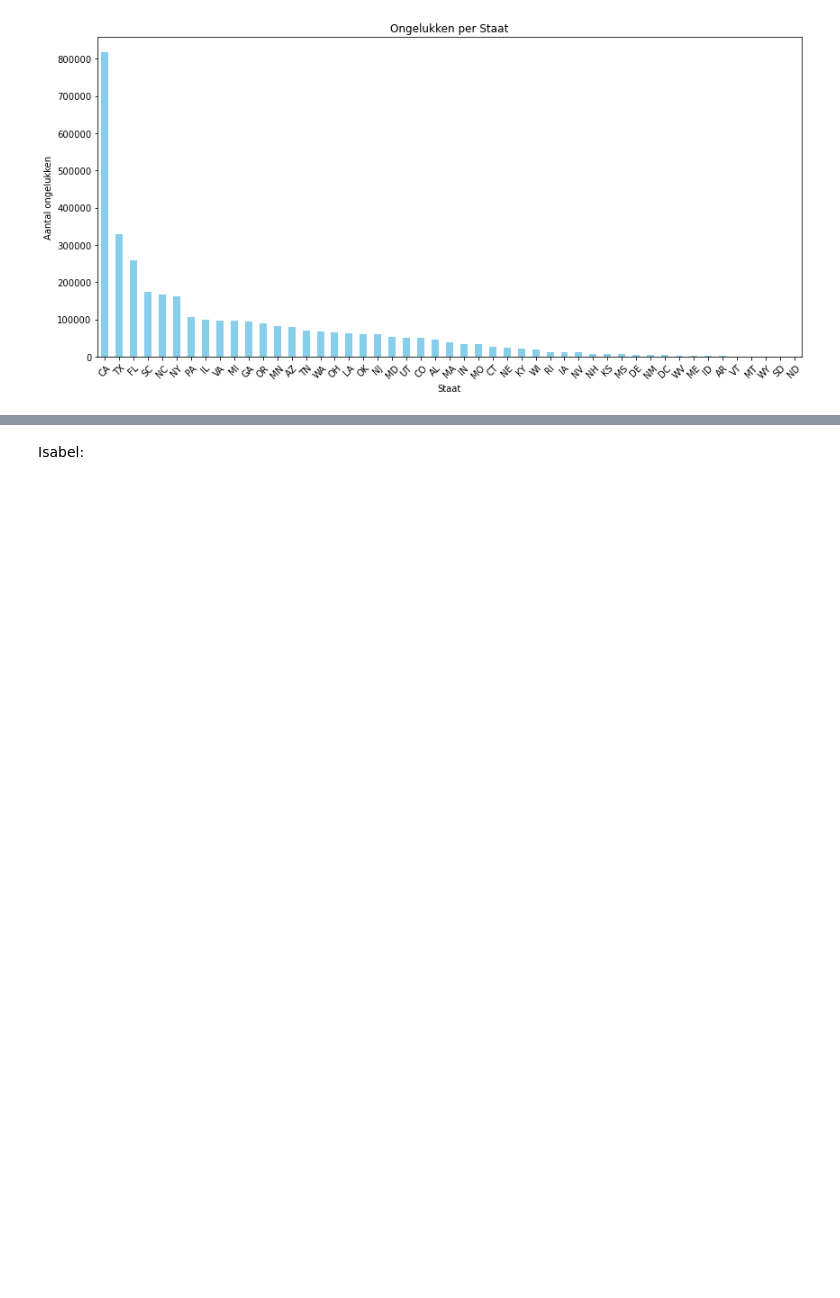
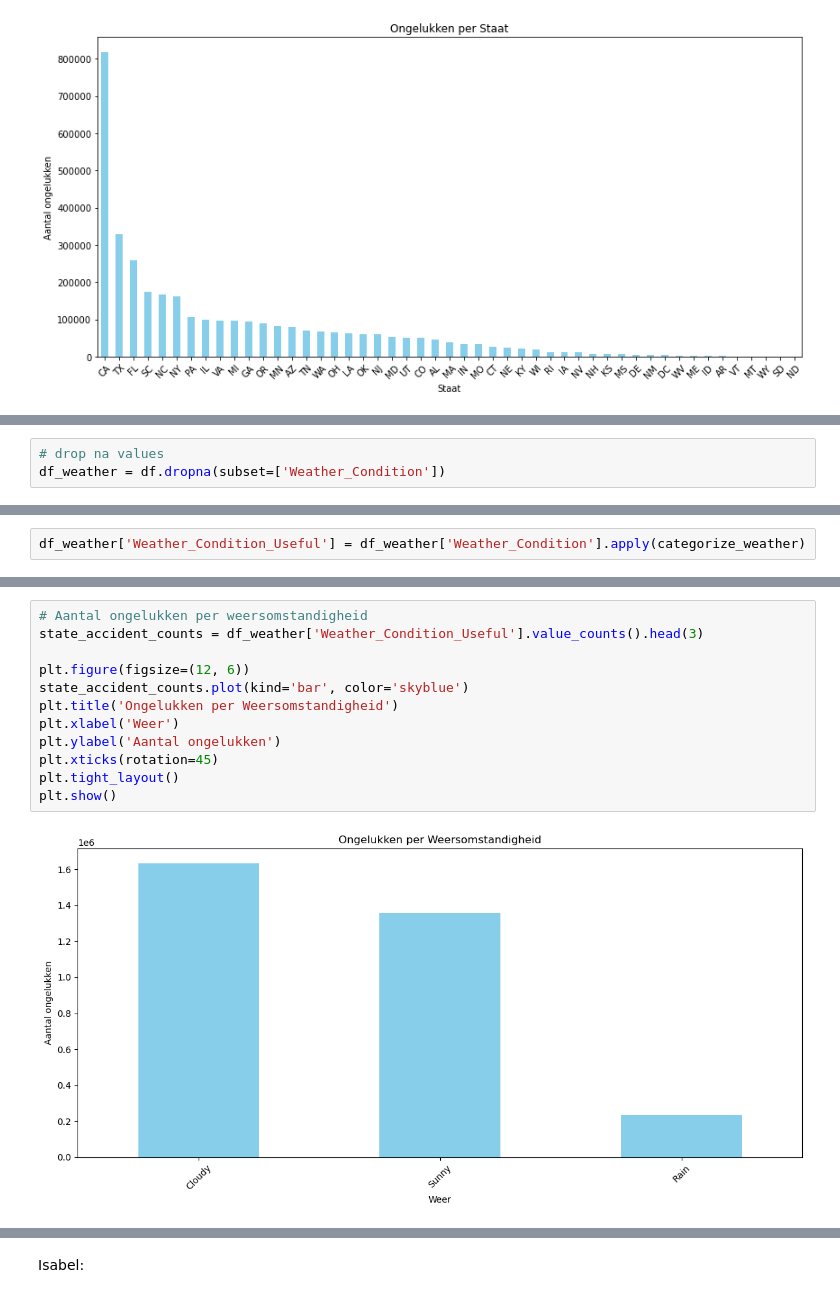
Before and after one commit to IsabelvanDam19/WT_Specialisatie, a Jupyter notebook: Beetje dingen enzo.ipynb, the cells around one changed output, grey strips where cells are left out. Saved outputs shown, nothing was run; the diff lists cells and outputs as text; blank space fills up the shorter version.

```diff
--- a/Beetje dingen enzo.ipynb
+++ b/Beetje dingen enzo.ipynb
@@ -293,0 +377,3 @@ plt.show()
+# %%
+# drop na values
+df_weather = df.dropna(subset=['Weather_Condition'])
@@ -293,0 +449,2 @@ plt.show()
+# %%
+df_weather['Weather_Condition_Useful'] = df_weather['Weather_Condition'].apply(categorize_weather)
@@ -293,0 +471,14 @@ plt.show()
+# %%
+# Aantal ongelukken per weersomstandigheid
+state_accident_counts = df_weather['Weather_Condition_Useful'].value_counts().head(3)
+
+plt.figure(figsize=(12, 6))
+state_accident_counts.plot(kind='bar', color='skyblue')
+plt.title('Ongelukken per Weersomstandigheid')
+plt.xlabel('Weer')
+plt.ylabel('Aantal ongelukken')
+plt.xticks(rotation=45)
+plt.tight_layout()
+plt.show()
+# %% [output]
+[figure, added]
```
Also changed, not shown: parts of 23 cells of this notebook.
